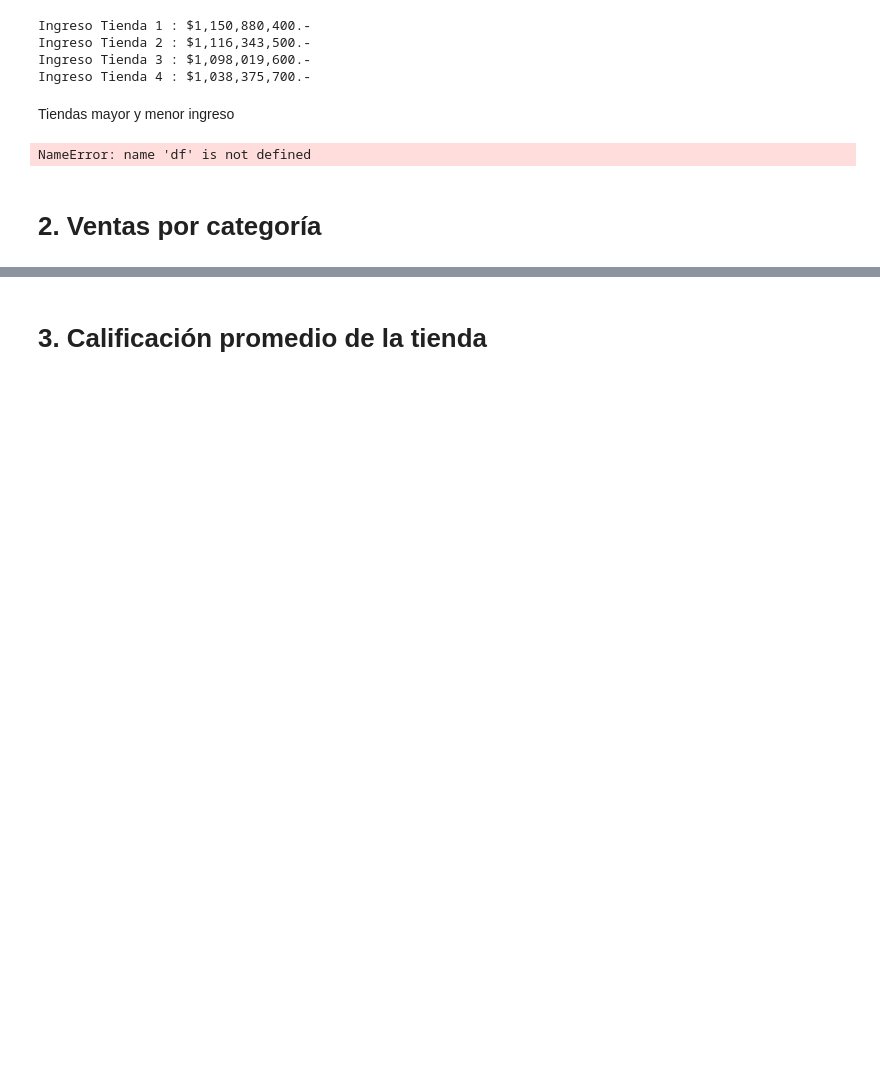
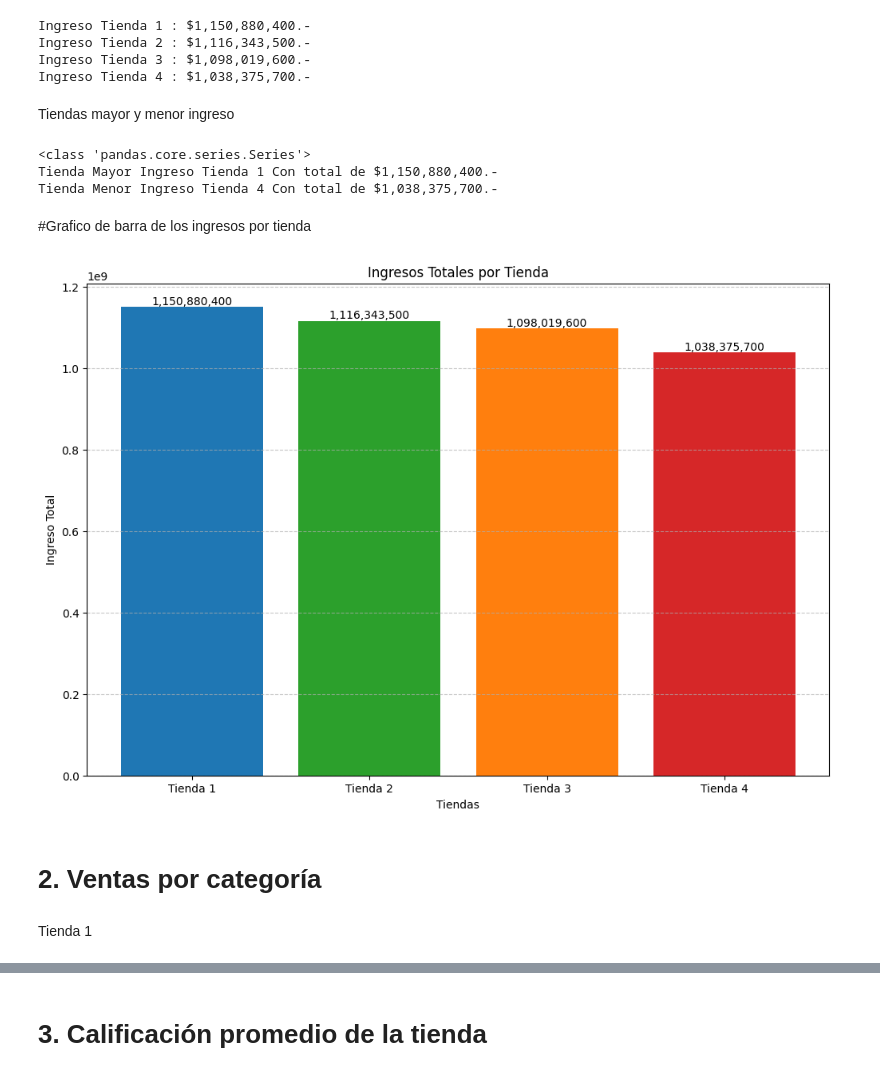
Before and after one commit to andrespipe94/AluraStore-challenge1, a Jupyter notebook: AluraStoreLatam.ipynb, the cells around one changed output, grey strips where cells are left out. Drawn from its saved outputs; the diff is of its cells as text; code cells hidden in the pictures; blank space fills up the shorter version.

```diff
--- a/AluraStoreLatam.ipynb
+++ b/AluraStoreLatam.ipynb
@@ -184,8 +184,9 @@ ingresos_totales = pd.Series({
     'Tienda 4': ingreso_tienda4
 })
 
-for tiendas, ingresos_totales in ingresos_totales.items():
-    print(f"Ingreso {tiendas} : ${ingresos_totales:,.0f}.-")
+# CAMBIO AQUÍ: usamos 'ingreso' en lugar de 'ingresos_totales' para el bucle
+for tienda, ingreso in ingresos_totales.items():
+    print(f"Ingreso {tienda} : ${ingreso:,.0f}.-")
 # %% [output]
 Ingreso Tienda 1 : $1,150,880,400.-
 Ingreso Tienda 2 : $1,116,343,500.-
@@ -204,6 +205,32 @@ min_income_value = ingresos_totales.min()
 print(f"Tienda Mayor Ingreso {max_income_store} Con total de ${max_income_value:,.0f}.-")
 print(f"Tienda Menor Ingreso {min_income_store} Con total de ${min_income_value:,.0f}.-")
 # %% [output]
-NameError: name 'df' is not defined
+<class 'pandas.core.series.Series'>
+Tienda Mayor Ingreso Tienda 1 Con total de $1,150,880,400.-
+Tienda Menor Ingreso Tienda 4 Con total de $1,038,375,700.-
+# %% [markdown]
+#Grafico de barra de los ingresos por tienda
+# %%
+import matplotlib.pyplot as plt
+
+tiendas = ['Tienda 1', 'Tienda 2', 'Tienda 3', 'Tienda 4']
+x = range(len(tiendas))
+width = 0.35
+bar_colors = ['tab:blue', 'tab:green', 'tab:orange', 'tab:red']
+
+plt.figure(figsize=(12, 8))
+
+bars = plt.bar(x, ingresos_totales.values, color=bar_colors)
+plt.xlabel('Tiendas')
+plt.ylabel('Ingreso Total')
+plt.title('Ingresos Totales por Tienda')
+plt.bar_label(bars, fmt='{:,.0f}')
+plt.xticks(x, tiendas)
+plt.grid(axis='y', linestyle='--', alpha=0.7)
+plt.show()
+# %% [output]
+[figure, added]
 # %% [markdown]
 # 2. Ventas por categoría
+# %% [markdown]
+Tienda 1
```
Also changed, not shown: parts of 11 cells of this notebook.
